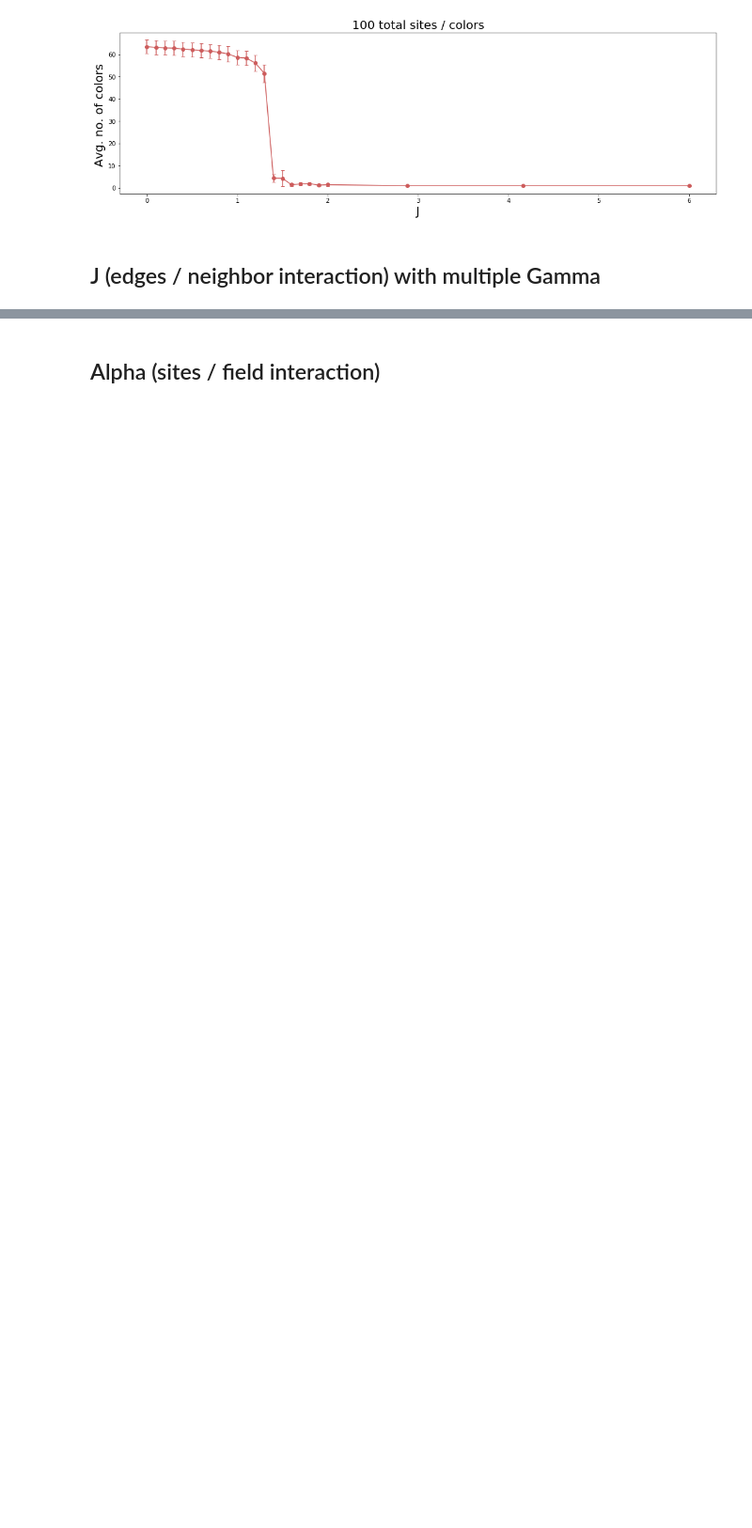
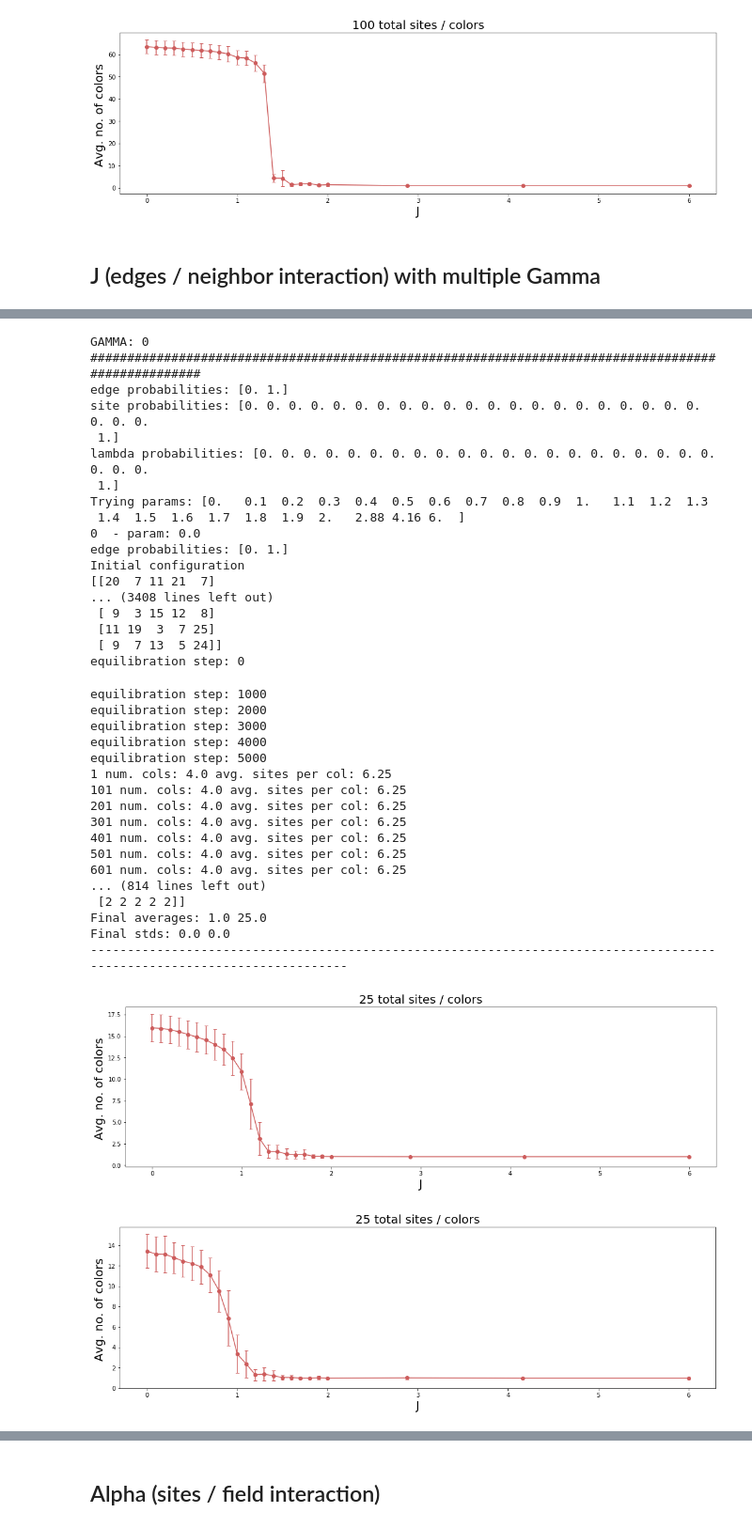
Before and after one commit to oscargomezq/Capstone-RCM, a Jupyter notebook: Simulation 4.ipynb, the cells around one changed output, grey strips where cells are left out. Shown at 94% size. Saved outputs shown, nothing was run; the diff lists cells and outputs as text; code cells hidden in the pictures; blank space fills up the shorter version.

```diff
--- a/Simulation 4.ipynb
+++ b/Simulation 4.ipynb
@@ -1003,0 +1037,59 @@ Final stds: 0.0 0.0
+# %%
+eq_steps = 5005          #  number of MC sweeps for equilibration
+mc_steps = 1005          #  number of MC sweeps for calculation
+only_averages  = False
+prt = False
+nJ = 20
+Js = np.linspace(0, 2, num=nJ, endpoint=False)
+Js = np.append(Js, np.geomspace(2, 6, num=4)).round(decimals=2)
+N = 5
+
+k=0
+ngamma = 5
+params, avg_c, std_c = [], [], []
+gammas = [0,1,2,8,30]
+for gamma in gammas:
+    print("GAMMA:",gamma,"#"*100)
+    tp, ta, ts = experiment_full_interaction (N, N*N, Js=Js, gamma=gamma, alpha=0)
+    params.append(tp)
+    avg_c.append(ta)
+    std_c.append(ts)
+
+plot_multiple (params, avg_c, std_c, gammas, "J", "Gamma")
+# %% [output]
+GAMMA: 0 ####################################################################################################
+edge probabilities: [0. 1.]
+site probabilities: [0. 0. 0. 0. 0. 0. 0. 0. 0. 0. 0. 0. 0. 0. 0. 0. 0. 0. 0. 0. 0. 0. 0. 0.
+ 1.]
+lambda probabilities: [0. 0. 0. 0. 0. 0. 0. 0. 0. 0. 0. 0. 0. 0. 0. 0. 0. 0. 0. 0. 0. 0. 0. 0.
+ 1.]
+Trying params: [0.   0.1  0.2  0.3  0.4  0.5  0.6  0.7  0.8  0.9  1.   1.1  1.2  1.3
+ 1.4  1.5  1.6  1.7  1.8  1.9  2.   2.88 4.16 6.  ]
+0  - param: 0.0
+edge probabilities: [0. 1.]
+Initial configuration
+[[20  7 11 21  7]
+... (3408 lines left out)
+ [ 9  3 15 12  8]
+ [11 19  3  7 25]
+ [ 9  7 13  5 24]]
+equilibration step: 0
+equilibration step: 1000
+equilibration step: 2000
+equilibration step: 3000
+equilibration step: 4000
+equilibration step: 5000
+1 num. cols: 4.0 avg. sites per col: 6.25
+101 num. cols: 4.0 avg. sites per col: 6.25
+201 num. cols: 4.0 avg. sites per col: 6.25
+301 num. cols: 4.0 avg. sites per col: 6.25
+401 num. cols: 4.0 avg. sites per col: 6.25
+501 num. cols: 4.0 avg. sites per col: 6.25
+601 num. cols: 4.0 avg. sites per col: 6.25
+... (814 lines left out)
+ [2 2 2 2 2]]
+Final averages: 1.0 25.0
+Final stds: 0.0 0.0
+------------------------------------------------------------------------------------------------------------------------
+[figure, added]
+[figure, added]
```
Also changed, not shown: parts of 6 cells of this notebook.
